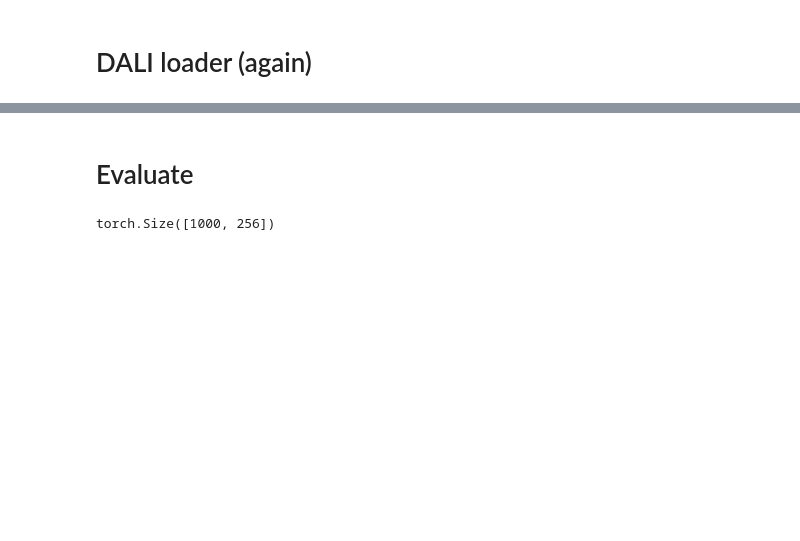
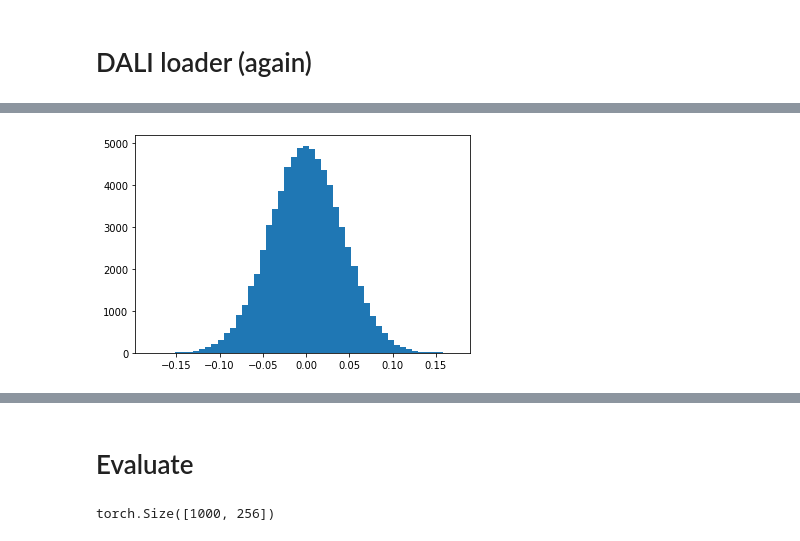
Before and after one commit to bonlime/sota_imagenet, a Jupyter notebook: eval.ipynb, the cells around one changed output, grey strips where cells are left out. Saved outputs shown, nothing was run; the diff lists cells and outputs as text; code cells hidden in the pictures; blank space fills up the shorter version.

Commit message:
updated eval script

```diff
--- a/eval.ipynb
+++ b/eval.ipynb
@@ -139,0 +689,2 @@ getattr(cfg, "image_size")
+# %%
+eca_nfn = t_models.nfnet.eca_nfnet_l0(drop_rate=0., drop_path_rate=0.1).eval().requires_grad_(False) #.cuda()
@@ -139,0 +897,4 @@ getattr(cfg, "image_size")
+# %%
+plt.hist(eca_nfn.stem.conv4.weight.flatten().detach(), bins=50);
+# %% [output]
+[figure, added]
```
Also changed, not shown: parts of 213 cells of this notebook.
